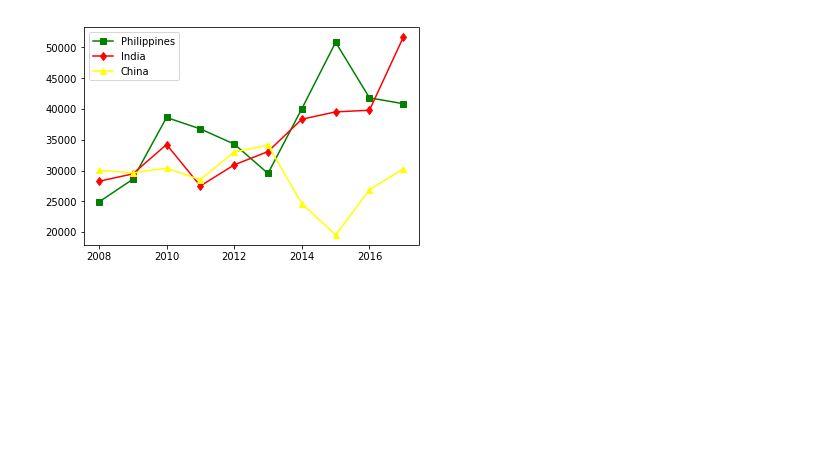
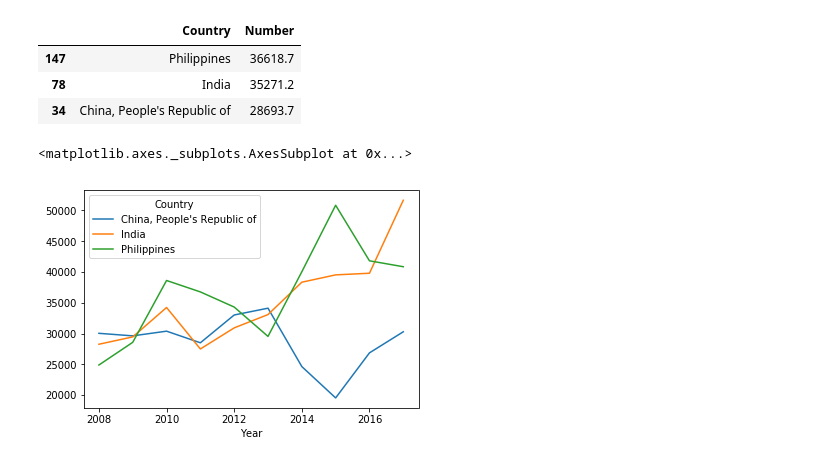
Before and after one commit to Sbagni/Data-Analysis, a Jupyter notebook: Analysis/Canada_analysis.ipynb, the cells around one changed output. Cells and saved outputs as stored; diff of their text form; code cells hidden in the pictures; blank space fills up the shorter version.

```diff
--- a/Analysis/Canada_analysis.ipynb
+++ b/Analysis/Canada_analysis.ipynb
@@ -93,20 +123,22 @@ group_df_canada_temp_pr.sort_values("Mean", ascending = False).head(3)
+# %%
+df_canada_temp_pr.head()
+value_check_df_temp_pr = df_canada_temp_pr.groupby("Country")
+temp = value_check_df_temp_pr["Number"].mean()
+top_3_df = temp.reset_index()
+
+top_3_df = top_3_df.sort_values("Number", ascending = False)
+top_3_df.head(3)
+# %% [output]
+|  | Country | Number |
+| 147 | Philippines | 36618.7 |
+| 78 | India | 35271.2 |
+| 34 | China, People's Republic of | 28693.7 |
 # %%
-filter_df_top3 = df_canada_temp_pr.loc[(df_canada_temp_pr['Country']=="Philippines") | (df_canada_temp_pr['Country']=="India")|
+df_canada_temp_pr.head()
+a= df_canada_temp_pr.loc[(df_canada_temp_pr['Country']=="Philippines") | (df_canada_temp_pr['Country']=="India")|
                                             (df_canada_temp_pr['Country']=="China, People's Republic of")]
-
-filter_df_top3_philippines = filter_df_top3[filter_df_top3['Country']=="Philippines"]
-filter_df_top3_india = filter_df_top3[filter_df_top3['Country']=="India"]
-filter_df_top3_china = filter_df_top3[filter_df_top3['Country']=="China, People's Republic of"]
-
-#filter_df_top3_philippines
+pv  = a.pivot(index="Year", columns="Country", values="Number")
+pv.plot()
+# %% [output]
+<matplotlib.axes._subplots.AxesSubplot at 0x...>
+[figure, added]
-# %%
-# plt.bar(filter_df_top3_philippines["Year"],filter_df_top3_philippines["Number"], color = "green")
-# plt.bar(filter_df_top3_india["Year"],filter_df_top3_india["Number"], color = "red")
-# plt.bar(filter_df_top3_china["Year"],filter_df_top3_china["Number"], color = "yellow")
-plt.plot(filter_df_top3_philippines["Year"],filter_df_top3_philippines["Number"], color = "green",marker="s", label = "Philippines")
-plt.plot(filter_df_top3_india["Year"],filter_df_top3_india["Number"], color = "red", marker="d",label = "India")
-plt.plot(filter_df_top3_china["Year"],filter_df_top3_china["Number"], color = "yellow",marker="^",label = "China")
-plt.legend(loc="best")
-plt.show()
-# %% [output]
-[figure, removed]
```
Also changed, not shown: parts of 29 cells of this notebook.
